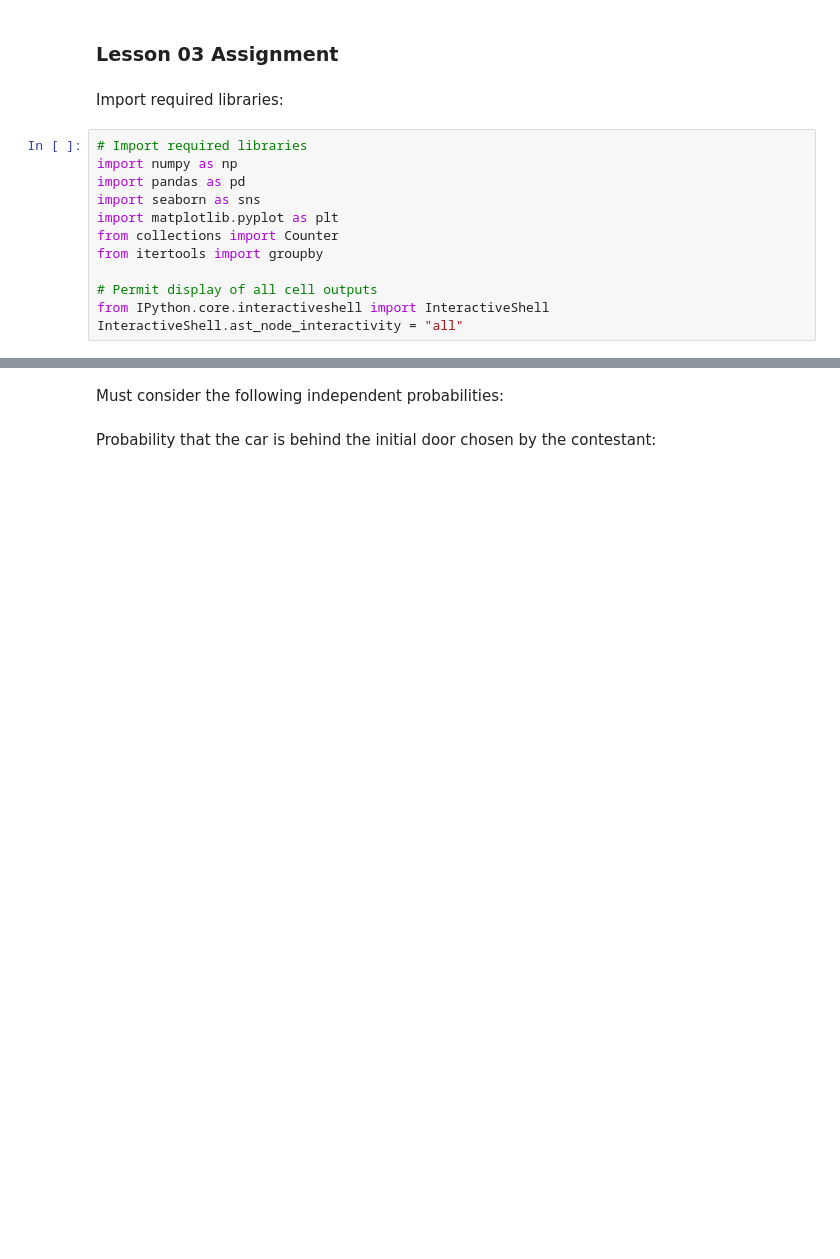
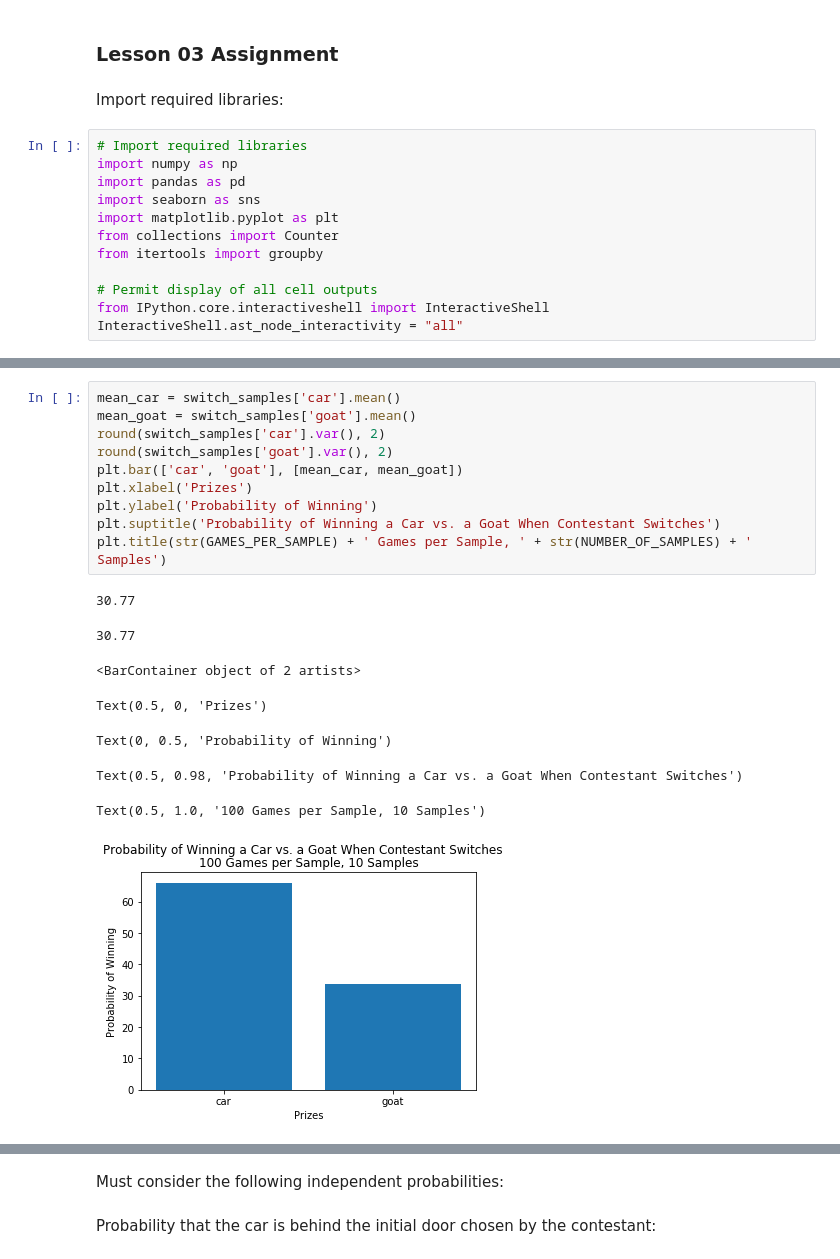
Before and after one commit to pelorenz/data-science-410, a Jupyter notebook: PeterLorenz-L03-MontyHall.ipynb, the cells around one changed output, grey strips where cells are left out. Saved outputs shown, nothing was run; the diff lists cells and outputs as text; blank space fills up the shorter version.

```diff
--- a/PeterLorenz-L03-MontyHall.ipynb
+++ b/PeterLorenz-L03-MontyHall.ipynb
@@ -119 +127,20 @@ switch_samples
+# %%
+mean_car = switch_samples['car'].mean()
+mean_goat = switch_samples['goat'].mean()
+round(switch_samples['car'].var(), 2)
+round(switch_samples['goat'].var(), 2)
+plt.bar(['car', 'goat'], [mean_car, mean_goat])
+plt.xlabel('Prizes')
+plt.ylabel('Probability of Winning')
+plt.suptitle('Probability of Winning a Car vs. a Goat When Contestant Switches')
+plt.title(str(GAMES_PER_SAMPLE) + ' Games per Sample, ' + str(NUMBER_OF_SAMPLES) + ' Samples')
+# %% [output]
+30.77
+30.77
+<BarContainer object of 2 artists>
+Text(0.5, 0, 'Prizes')
+Text(0, 0.5, 'Probability of Winning')
+Text(0.5, 0.98, 'Probability of Winning a Car vs. a Goat When Contestant Switches')
+Text(0.5, 1.0, '100 Games per Sample, 10 Samples')
+[figure, added]
 # %%
```
Also changed, not shown: parts of 10 cells of this notebook.
